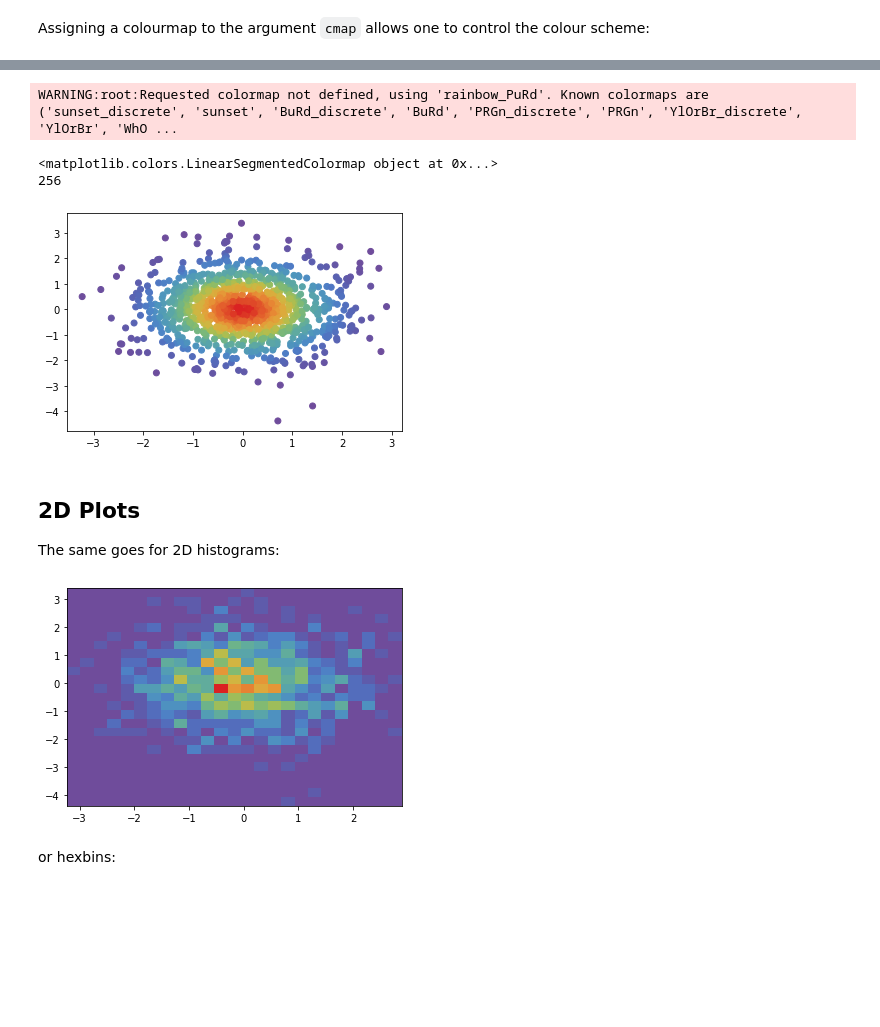
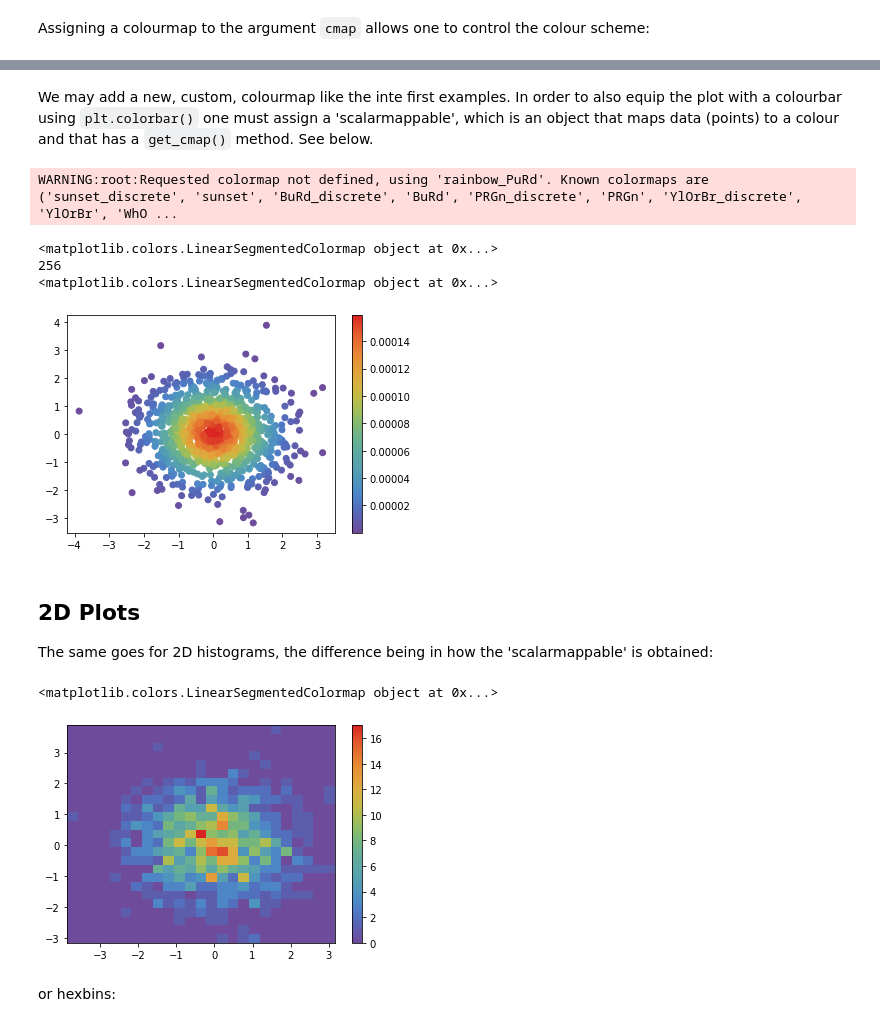
Before and after one commit to viktorsvahn/python_colour_guide, a Jupyter notebook: colour_schemes.ipynb, the cells around one changed output, grey strips where cells are left out. Cells and saved outputs as stored; diff of their text form; code cells hidden in the pictures; blank space fills up the shorter version.

```diff
--- a/colour_schemes.ipynb
+++ b/colour_schemes.ipynb
@@ -157,25 +165,45 @@ plt.show()
+# %% [markdown]
+We may add a new, custom, colourmap like the inte first examples. In order to also equip the plot with a colourbar using `plt.colorbar()` one must assign a 'scalarmappable', which is an object that maps data (points) to a colour and  that has a `get_cmap()` method. See below.
 # %%
 # Load a sequential colour set
 cmap = tc.tol_cmap('rainbow')
 print(cmap)
 print(cmap.N)
 
 dens = gaussian_kde(Y, 1)
-plt.scatter(y1,y2, c=dens, cmap=cmap) # Select non-default colourmap.
+
+fig, ax = plt.subplots()
+s = ax.scatter(y1,y2, c=dens, cmap=cmap) # Select non-default colourmap.
+print(s.get_cmap())
+
+# Colourbar
+cbar = plt.colorbar(
+    s,     # Object that maps data to colours, i.e. have the get_cmap() method
+    ax=ax, # An axis object is required for positioning
+)
 plt.show()
 # %% [output]
 WARNING:root:Requested colormap not defined, using 'rainbow_PuRd'. Known colormaps are ('sunset_discrete', 'sunset', 'BuRd_discrete', 'BuRd', 'PRGn_discrete', 'PRGn', 'YlOrBr_discrete', 'YlOrBr', 'WhO ...
 <matplotlib.colors.LinearSegmentedColormap object at 0x...>
 256
+<matplotlib.colors.LinearSegmentedColormap object at 0x...>
-[figure, old version]
+[figure, new version]
 # %% [markdown]
 ## 2D Plots
-The same goes for 2D histograms:
+The same goes for 2D histograms, the difference being in how the 'scalarmappable' is obtained:
-# %%
-plt.hist2d(y1,y2, cmap=cmap, bins=25)
-plt.show()
-# %% [output]
-[figure, removed]
+# %%
+cmap = tc.tol_cmap('rainbow_PuRd')
+
+fig, ax = plt.subplots()
+
+h = ax.hist2d(y1,y2, cmap=cmap, bins=25)
+print(h[3].get_cmap())
+
+cbar = plt.colorbar(h[3],ax=ax) # Note that where the colour information is stored depends on the object
+plt.show()
+# %% [output]
+<matplotlib.colors.LinearSegmentedColormap object at 0x...>
+[figure, added]
 # %% [markdown]
 or hexbins:
 # %%
```
Also changed, not shown: parts of 11 cells of this notebook.
